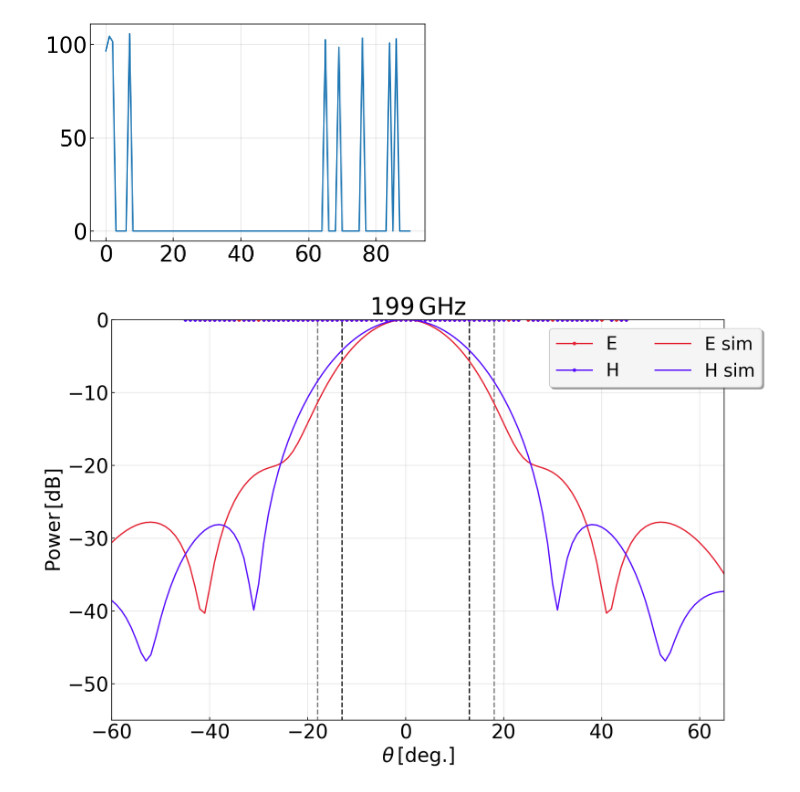
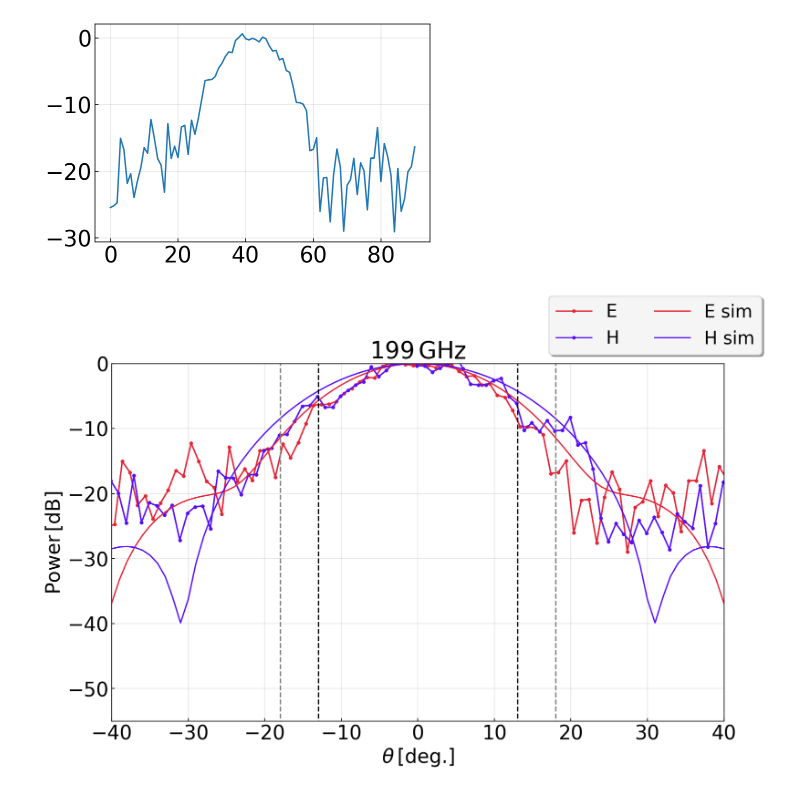
Before and after one commit to chesmore/so-feed, a Jupyter notebook: beam_map_high_freq.ipynb, the cells around one changed output. Saved outputs shown, nothing was run; the diff lists cells and outputs as text; code cells hidden in the pictures.

Commit message:
Added the high frequency sims. Updated beam_map_high_freq with proper data formatting changes to plot data correctly

```diff
--- a/beam_map_high_freq.ipynb
+++ b/beam_map_high_freq.ipynb
@@ -20,7 +20,7 @@ c_col = '#f89c20'
 w_mf2 = np.loadtxt('sim/MF_2.txt')
 w_mf1 = np.loadtxt('sim/MF_1.txt')
 # %%
-def beam_mapper1(freq, anglee, date, c):
+def beam_mapper1(freq, anglee, date, c, stop_angle):
 
     #helper function to generate the plotted data
     def beam_plot(freq,anglee,date,c):
@@ -50,7 +50,7 @@ def beam_mapper1(freq, anglee, date, c):
             ang=(len(data)-1) /2
             ang=np.linspace(-ang,ang,len(data))
             L_MEAN = 1
-            N_INDIV = 5
+            N_INDIV = 7
             L=len(data[0,:])
 
             line_size = np.size(data[0])
@@ -188,7 +188,7 @@ def beam_mapper1(freq, anglee, date, c):
     ax.set_title("%d$\,$GHz" %freq)
     ax.set_xlabel(r"$\theta\,$[deg.]")
     ax.set_ylabel("Power$\,$[dB]")
-    ax.set_xlim(-60,65)
+    ax.set_xlim(-stop_angle, stop_angle)
     ax.set_ylim(-55,0)
 
     lab_size = 20
@@ -203,7 +203,7 @@ def beam_mapper1(freq, anglee, date, c):
     plt.show()
     return
 # %%
-beam_mapper1(199,45, '1-8-2022',0)
+beam_mapper1(199,45, '1-8-2022',0,40)
 # %% [output]
-[figure, old version]
+[figure, new version]
-[figure, old version]
+[figure, new version]
```
Also changed, not shown: parts of 2 cells of this notebook, 1 other file.
